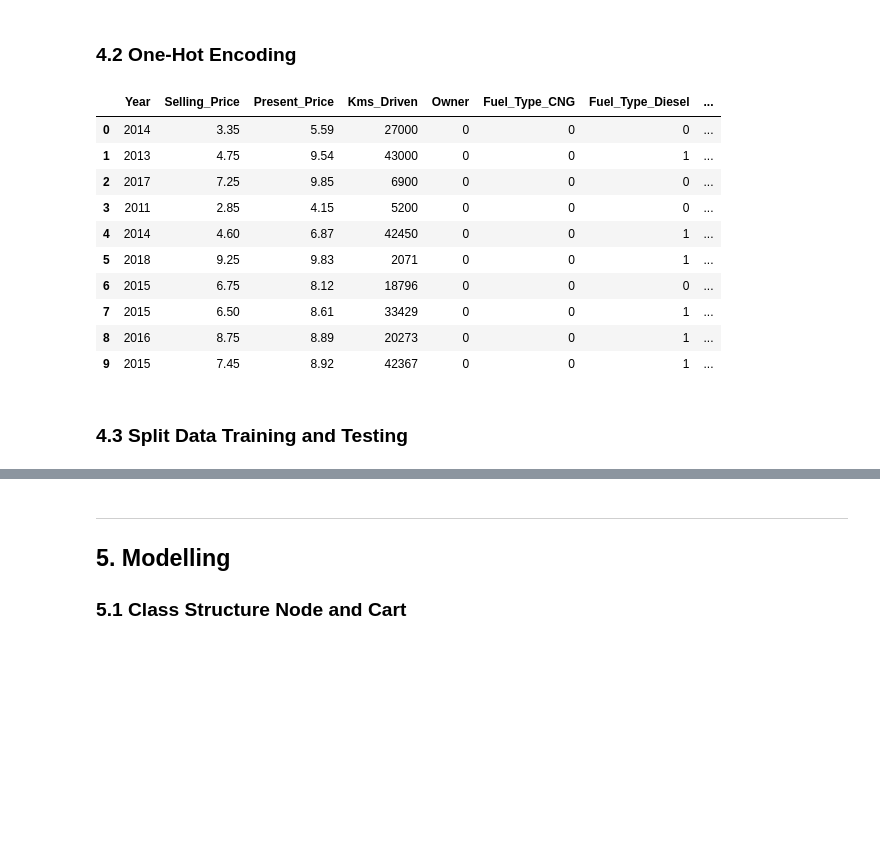
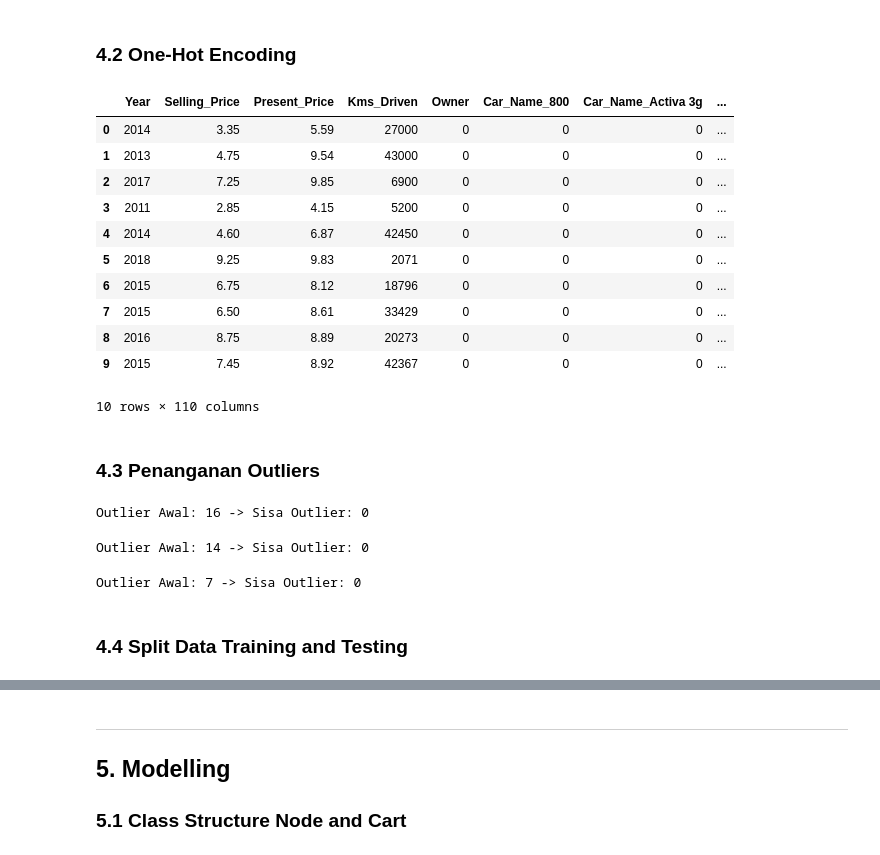
Before and after one commit to raplhy/Bootcamp-UBIG, a Jupyter notebook: Tugas13/Raw_Analysis.ipynb, the cells around one changed output, grey strips where cells are left out. Drawn from its saved outputs; the diff is of its cells as text; code cells hidden in the pictures; blank space fills up the shorter version.

```diff
--- a/Tugas13/Raw_Analysis.ipynb
+++ b/Tugas13/Raw_Analysis.ipynb
@@ -318,25 +318,68 @@ Data Duplicated After Handling: 0
 # %% [markdown]
 ### 4.2 One-Hot Encoding
 # %%
-df = df.drop(columns=['Car_Name'])
-
-categorical = ['Fuel_Type', 'Seller_Type', 'Transmission']
+categorical = ['Car_Name', 'Fuel_Type', 'Seller_Type', 'Transmission']
 df = pd.get_dummies(df, columns=categorical, dtype=int)
 df.head(10)
 # %% [output]
-|  | Year | Selling_Price | Present_Price | Kms_Driven | Owner | Fuel_Type_CNG | Fuel_Type_Diesel | ... |
+|  | Year | Selling_Price | Present_Price | Kms_Driven | Owner | Car_Name_800 | Car_Name_Activa 3g | ... |
 | 0 | 2014 | 3.35 | 5.59 | 27000 | 0 | 0 | 0 | ... |
-| 1 | 2013 | 4.75 | 9.54 | 43000 | 0 | 0 | 1 | ... |
+| 1 | 2013 | 4.75 | 9.54 | 43000 | 0 | 0 | 0 | ... |
 | 2 | 2017 | 7.25 | 9.85 | 6900 | 0 | 0 | 0 | ... |
 | 3 | 2011 | 2.85 | 4.15 | 5200 | 0 | 0 | 0 | ... |
-| 4 | 2014 | 4.60 | 6.87 | 42450 | 0 | 0 | 1 | ... |
-| 5 | 2018 | 9.25 | 9.83 | 2071 | 0 | 0 | 1 | ... |
+| 4 | 2014 | 4.60 | 6.87 | 42450 | 0 | 0 | 0 | ... |
+| 5 | 2018 | 9.25 | 9.83 | 2071 | 0 | 0 | 0 | ... |
 | 6 | 2015 | 6.75 | 8.12 | 18796 | 0 | 0 | 0 | ... |
-| 7 | 2015 | 6.50 | 8.61 | 33429 | 0 | 0 | 1 | ... |
-| 8 | 2016 | 8.75 | 8.89 | 20273 | 0 | 0 | 1 | ... |
-| 9 | 2015 | 7.45 | 8.92 | 42367 | 0 | 0 | 1 | ... |
+| 7 | 2015 | 6.50 | 8.61 | 33429 | 0 | 0 | 0 | ... |
+| 8 | 2016 | 8.75 | 8.89 | 20273 | 0 | 0 | 0 | ... |
+| 9 | 2015 | 7.45 | 8.92 | 42367 | 0 | 0 | 0 | ... |
+10 rows × 110 columns
+# %% [markdown]
+### 4.3 Penanganan Outliers
+# %%
+Q1 = df['Selling_Price'].quantile(0.25)
+Q3 = df['Selling_Price'].quantile(0.75)
+IQR = Q3 - Q1
+batas_bawah = Q1 - 1.5 * IQR
+batas_atas = Q3 + 1.5 * IQR
+
+outlier_awal = ((df['Selling_Price'] < batas_bawah) | (df['Selling_Price'] > batas_atas)).sum()
+df['Selling_Price'] = np.clip(df['Selling_Price'], batas_bawah, batas_atas)
+outlier_akhir = ((df['Selling_Price'] < batas_bawah) | (df['Selling_Price'] > batas_atas)).sum()
+
+print(f"Outlier Awal: {outlier_awal} -> Sisa Outlier: {outlier_akhir}")
+# %% [output]
+Outlier Awal: 16 -> Sisa Outlier: 0
+# %%
+Q1 = df['Present_Price'].quantile(0.25)
+Q3 = df['Present_Price'].quantile(0.75)
+IQR = Q3 - Q1
+batas_bawah = Q1 - 1.5 * IQR
+batas_atas = Q3 + 1.5 * IQR
+
+outlier_awal = ((df['Present_Price'] < batas_bawah) | (df['Present_Price'] > batas_atas)).sum()
+df['Present_Price'] = np.clip(df['Present_Price'], batas_bawah, batas_atas)
+outlier_akhir = ((df['Present_Price'] < batas_bawah) | (df['Present_Price'] > batas_atas)).sum()
+
+print(f"Outlier Awal: {outlier_awal} -> Sisa Outlier: {outlier_akhir}")
+# %% [output]
+Outlier Awal: 14 -> Sisa Outlier: 0
+# %%
+Q1 = df['Year'].quantile(0.25)
+Q3 = df['Year'].quantile(0.75)
+IQR = Q3 - Q1
+batas_bawah = Q1 - 1.5 * IQR
+batas_atas = Q3 + 1.5 * IQR
+
+outlier_awal = ((df['Year'] < batas_bawah) | (df['Year'] > batas_atas)).sum()
+df['Year'] = np.clip(df['Year'], batas_bawah, batas_atas)
+outlier_akhir = ((df['Year'] < batas_bawah) | (df['Year'] > batas_atas)).sum()
+
+print(f"Outlier Awal: {outlier_awal} -> Sisa Outlier: {outlier_akhir}")
+# %% [output]
+Outlier Awal: 7 -> Sisa Outlier: 0
 # %% [markdown]
-### 4.3 Split Data Training and Testing
+### 4.4 Split Data Training and Testing
 # %%
 X = df.drop(columns=['Selling_Price'])
 y = df['Selling_Price']
```
Also changed, not shown: parts of 6 cells of this notebook.
